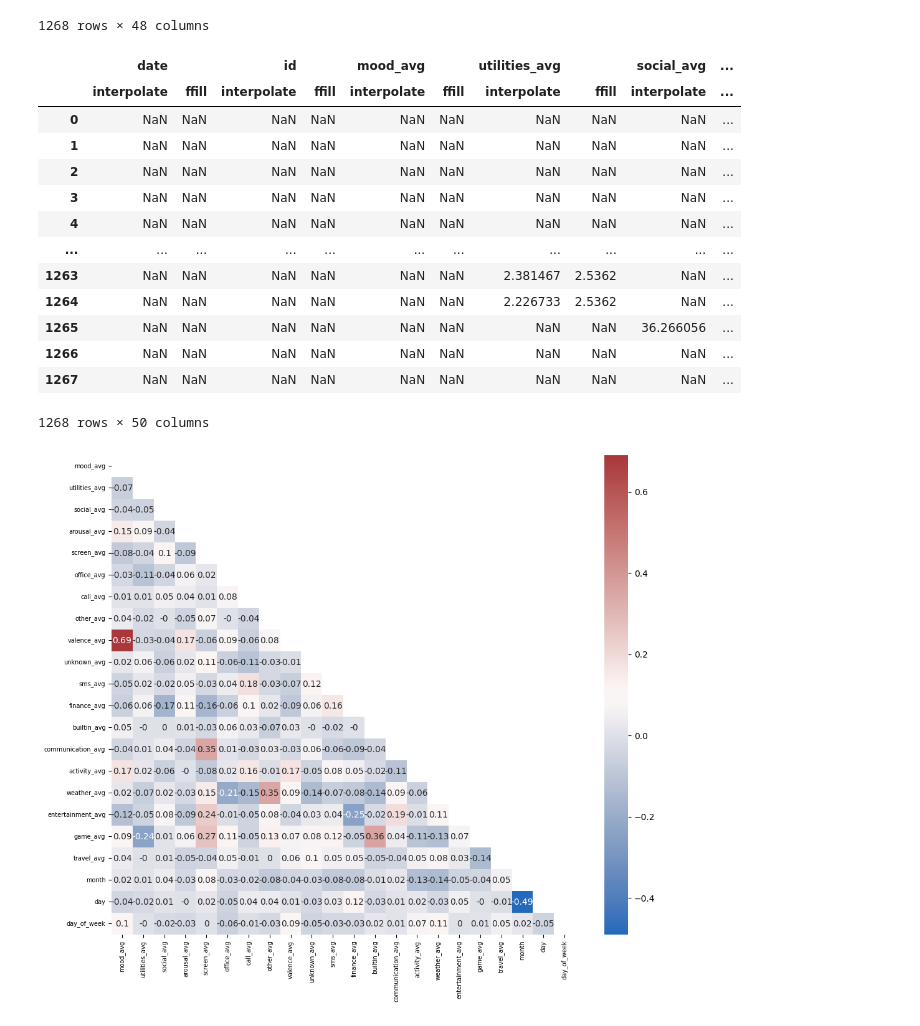
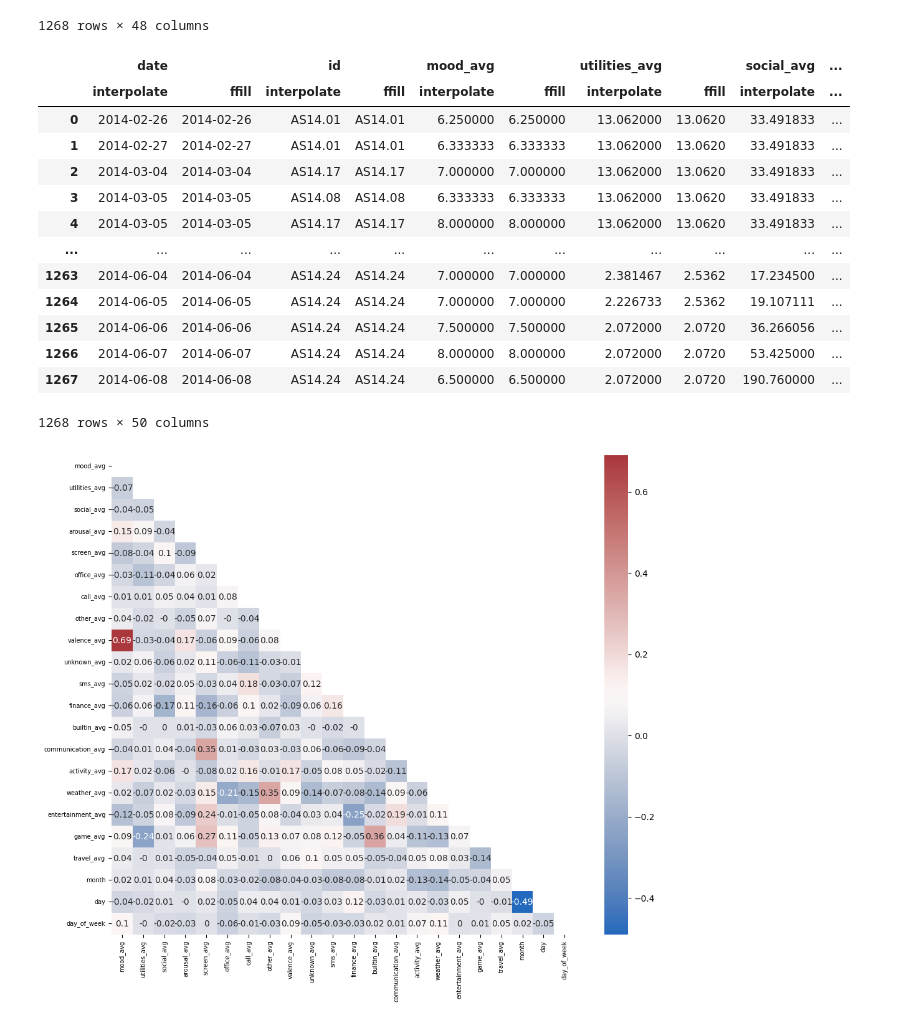
Before and after one commit to Zainab-am/Data-Mining-For-The-Girls, a Jupyter notebook: data_prep.ipynb, the cells around one changed output. Saved outputs shown, nothing was run; the diff lists cells and outputs as text; code cells hidden in the pictures.

```diff
--- a/data_prep.ipynb
+++ b/data_prep.ipynb
@@ -295,21 +295,21 @@ merged_sans_nans_1.compare(merged_sans_nans_2, keep_shape=True,  result_names=("
 | 1267 | NaN | NaN | NaN | NaN | NaN | NaN | NaN | NaN | NaN | ... |
 1268 rows × 48 columns
 # %%
-merged_sans_nans_1_next.compare(merged_sans_nans_2_next, keep_shape=True,  result_names=("interpolate", "ffill")) # show that there is a difference between interpolate/bbfill and ffill/bfill but mostly similair
+merged_sans_nans_1_next.compare(merged_sans_nans_2_next, keep_shape=True, keep_equal=True, result_names=("interpolate", "ffill")) # show that there is a difference between interpolate/bbfill and ffill/bfill but mostly similair
 # %% [output]
 |  | date |  | id |  | mood_avg |  | utilities_avg |  | social_avg | ... |
 |  | interpolate | ffill | interpolate | ffill | interpolate | ffill | interpolate | ffill | interpolate | ... |
-| 0 | NaN | NaN | NaN | NaN | NaN | NaN | NaN | NaN | NaN | ... |
-| 1 | NaN | NaN | NaN | NaN | NaN | NaN | NaN | NaN | NaN | ... |
-| 2 | NaN | NaN | NaN | NaN | NaN | NaN | NaN | NaN | NaN | ... |
-| 3 | NaN | NaN | NaN | NaN | NaN | NaN | NaN | NaN | NaN | ... |
-| 4 | NaN | NaN | NaN | NaN | NaN | NaN | NaN | NaN | NaN | ... |
+| 0 | 2014-02-26 | 2014-02-26 | AS14.01 | AS14.01 | 6.250000 | 6.250000 | 13.062000 | 13.0620 | 33.491833 | ... |
+| 1 | 2014-02-27 | 2014-02-27 | AS14.01 | AS14.01 | 6.333333 | 6.333333 | 13.062000 | 13.0620 | 33.491833 | ... |
+| 2 | 2014-03-04 | 2014-03-04 | AS14.17 | AS14.17 | 7.000000 | 7.000000 | 13.062000 | 13.0620 | 33.491833 | ... |
+| 3 | 2014-03-05 | 2014-03-05 | AS14.08 | AS14.08 | 6.333333 | 6.333333 | 13.062000 | 13.0620 | 33.491833 | ... |
+| 4 | 2014-03-05 | 2014-03-05 | AS14.17 | AS14.17 | 8.000000 | 8.000000 | 13.062000 | 13.0620 | 33.491833 | ... |
 | ... | ... | ... | ... | ... | ... | ... | ... | ... | ... | ... |
-| 1263 | NaN | NaN | NaN | NaN | NaN | NaN | 2.381467 | 2.5362 | NaN | ... |
-| 1264 | NaN | NaN | NaN | NaN | NaN | NaN | 2.226733 | 2.5362 | NaN | ... |
-| 1265 | NaN | NaN | NaN | NaN | NaN | NaN | NaN | NaN | 36.266056 | ... |
-| 1266 | NaN | NaN | NaN | NaN | NaN | NaN | NaN | NaN | NaN | ... |
-| 1267 | NaN | NaN | NaN | NaN | NaN | NaN | NaN | NaN | NaN | ... |
+| 1263 | 2014-06-04 | 2014-06-04 | AS14.24 | AS14.24 | 7.000000 | 7.000000 | 2.381467 | 2.5362 | 17.234500 | ... |
+| 1264 | 2014-06-05 | 2014-06-05 | AS14.24 | AS14.24 | 7.000000 | 7.000000 | 2.226733 | 2.5362 | 19.107111 | ... |
+| 1265 | 2014-06-06 | 2014-06-06 | AS14.24 | AS14.24 | 7.500000 | 7.500000 | 2.072000 | 2.0720 | 36.266056 | ... |
+| 1266 | 2014-06-07 | 2014-06-07 | AS14.24 | AS14.24 | 8.000000 | 8.000000 | 2.072000 | 2.0720 | 53.425000 | ... |
+| 1267 | 2014-06-08 | 2014-06-08 | AS14.24 | AS14.24 | 6.500000 | 6.500000 | 2.072000 | 2.0720 | 190.760000 | ... |
 1268 rows × 50 columns
 # %%
 
```
Also changed, not shown: 2 other files.
